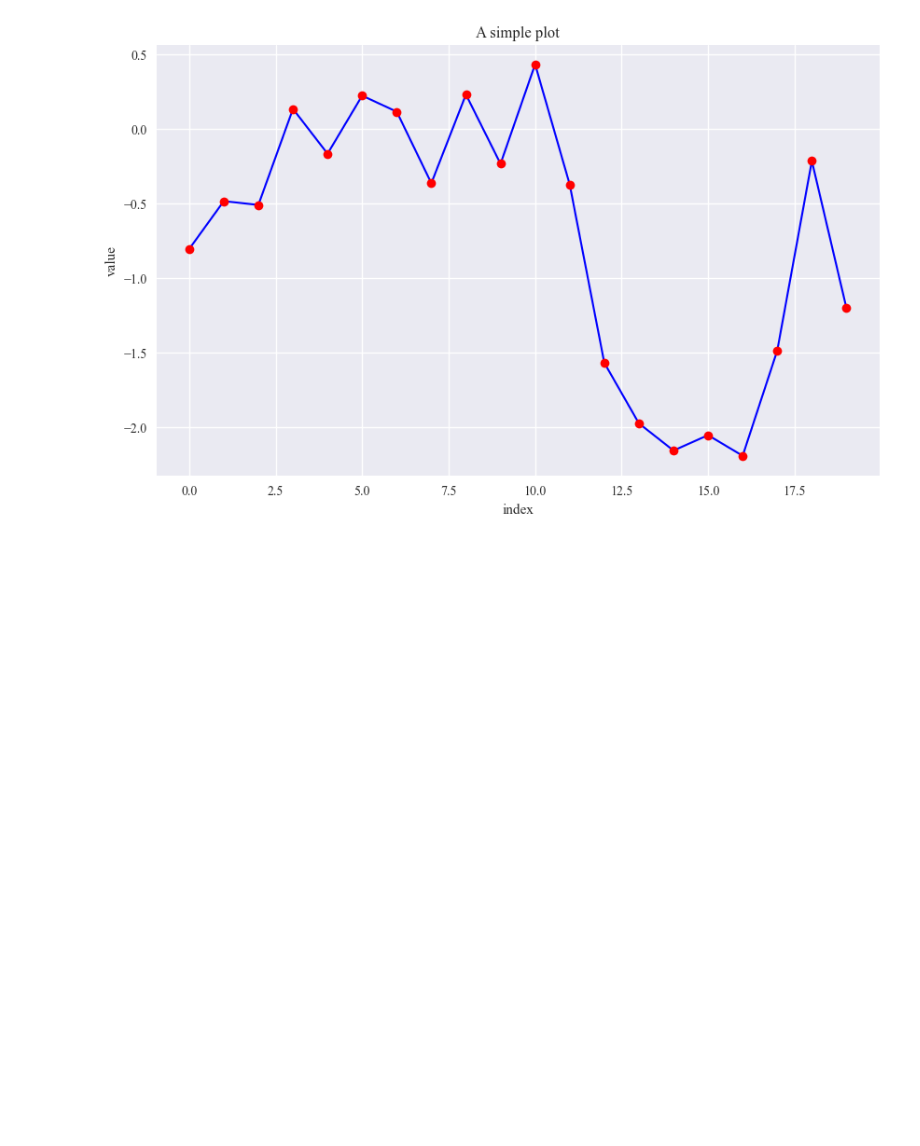
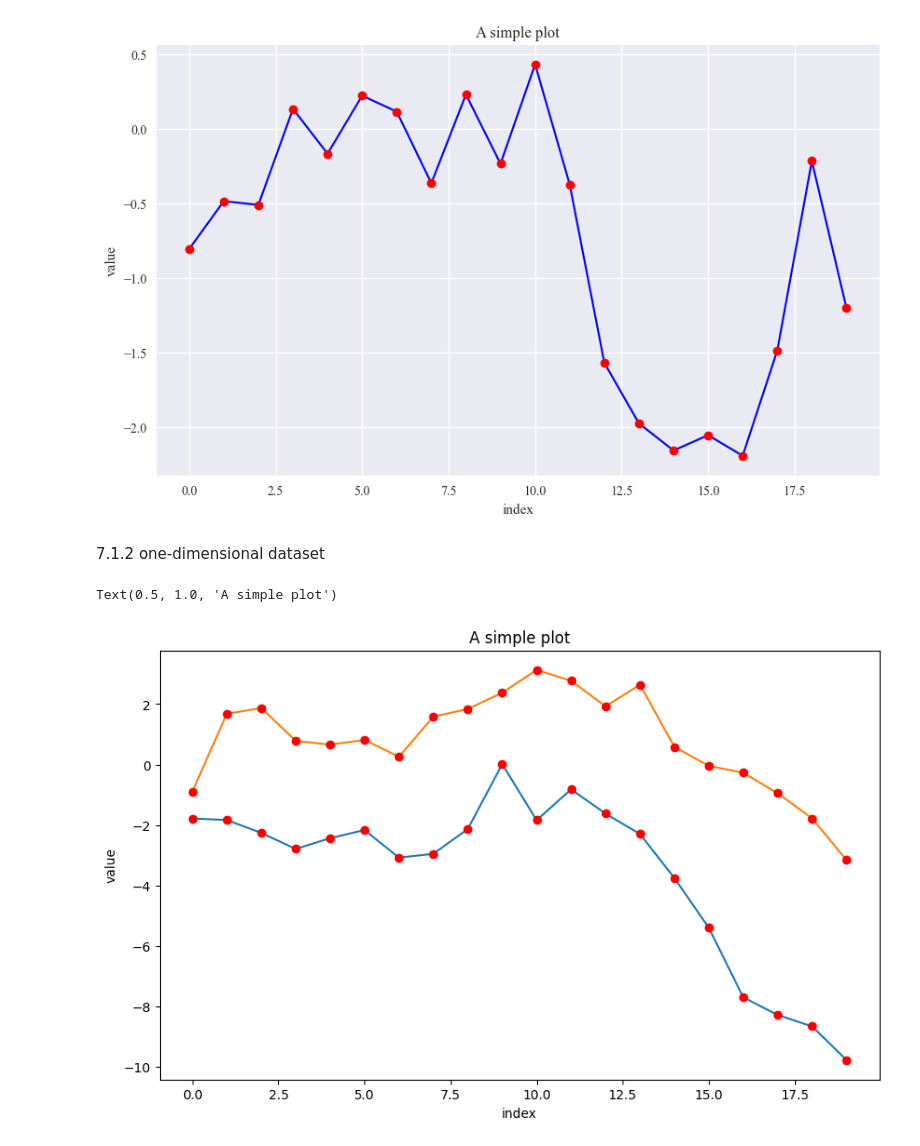
Before and after one commit to duxingru0206-ui/Python-for-Finance, a Jupyter notebook: Data Visualization.ipynb, the cells around one changed output. Cells and saved outputs as stored; diff of their text form; code cells hidden in the pictures; blank space fills up the shorter version.

```diff
--- a/Data Visualization.ipynb
+++ b/Data Visualization.ipynb
@@ -56,3 +56,18 @@ plt.title('A simple plot')
 # %% [output]
 Text(0.5, 1.0, 'A simple plot')
 [figure]
+# %% [markdown]
+7.1.2 one-dimensional dataset
+# %%
+import matplotlib.pyplot as plt
+import numpy as np
+y = np.random.standard_normal((20,2)).cumsum(axis=0)
+plt.figure(figsize=(10,6))
+plt.plot(y,lw=1.5)
+plt.plot(y,'ro')
+plt.xlabel('index')
+plt.ylabel('value')
+plt.title('A simple plot')
+# %% [output]
+Text(0.5, 1.0, 'A simple plot')
+[figure, added]
```
Also changed, not shown: parts of 3 cells of this notebook.
